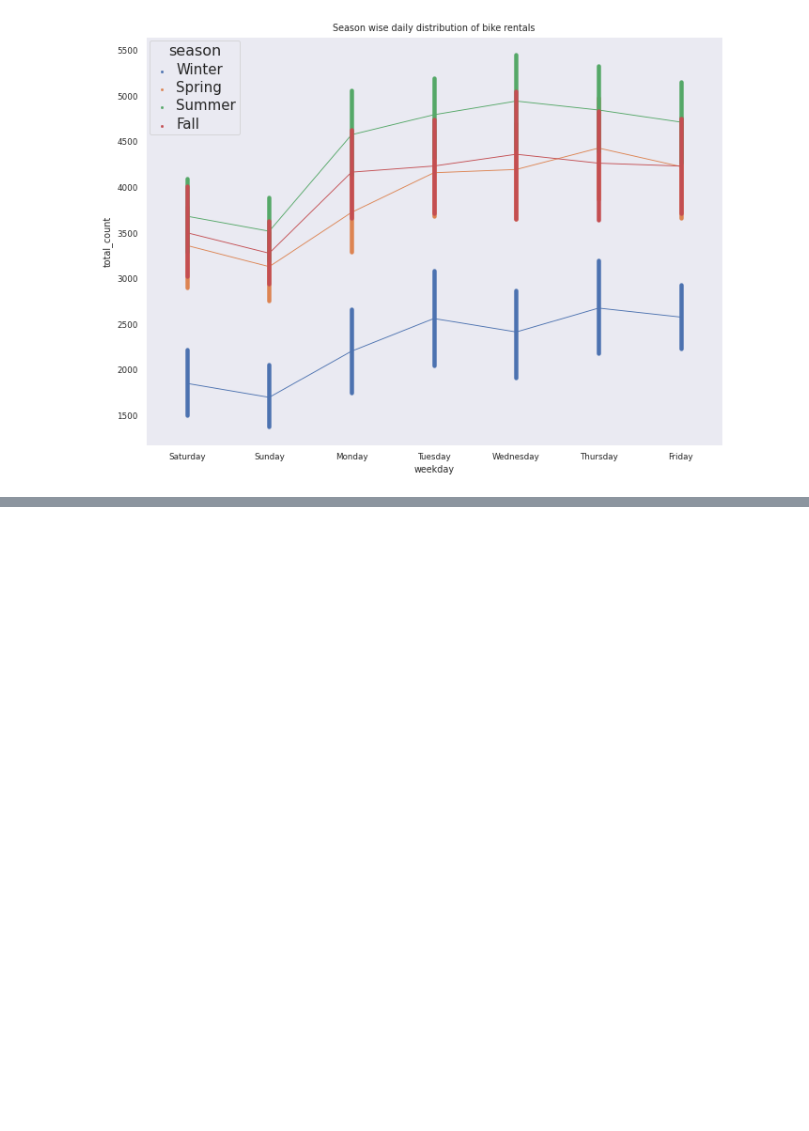
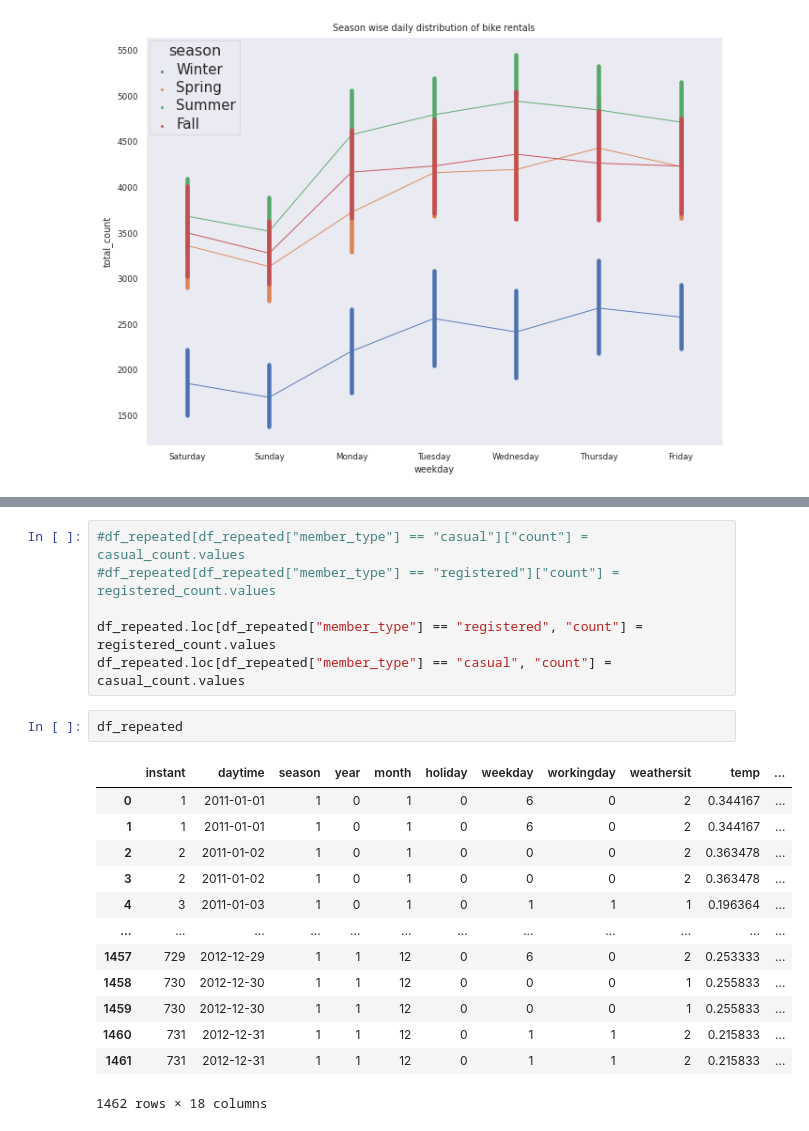
Before and after one commit to Anitagg1/Phyton-Workshop, a Jupyter notebook: Bikes.ipynb, the cells around one changed output, grey strips where cells are left out. Drawn from its saved outputs; the diff is of its cells as text; blank space fills up the shorter version.

```diff
--- a/Bikes.ipynb
+++ b/Bikes.ipynb
@@ -517,0 +589,22 @@ ax.set(title = 'Season wise daily distribution of bike rentals',ylabel= 'total_c
+# %%
+#df_repeated[df_repeated["member_type"] == "casual"]["count"] = casual_count.values
+#df_repeated[df_repeated["member_type"] == "registered"]["count"] = registered_count.values
+
+df_repeated.loc[df_repeated["member_type"] == "registered", "count"] = registered_count.values
+df_repeated.loc[df_repeated["member_type"] == "casual", "count"] = casual_count.values
+# %%
+df_repeated
+# %% [output]
+|  | instant | daytime | season | year | month | holiday | weekday | workingday | weathersit | temp | ... |
+| 0 | 1 | 2011-01-01 | 1 | 0 | 1 | 0 | 6 | 0 | 2 | 0.344167 | ... |
+| 1 | 1 | 2011-01-01 | 1 | 0 | 1 | 0 | 6 | 0 | 2 | 0.344167 | ... |
+| 2 | 2 | 2011-01-02 | 1 | 0 | 1 | 0 | 0 | 0 | 2 | 0.363478 | ... |
+| 3 | 2 | 2011-01-02 | 1 | 0 | 1 | 0 | 0 | 0 | 2 | 0.363478 | ... |
+| 4 | 3 | 2011-01-03 | 1 | 0 | 1 | 0 | 1 | 1 | 1 | 0.196364 | ... |
+| ... | ... | ... | ... | ... | ... | ... | ... | ... | ... | ... | ... |
+| 1457 | 729 | 2012-12-29 | 1 | 1 | 12 | 0 | 6 | 0 | 2 | 0.253333 | ... |
+| 1458 | 730 | 2012-12-30 | 1 | 1 | 12 | 0 | 0 | 0 | 1 | 0.255833 | ... |
+| 1459 | 730 | 2012-12-30 | 1 | 1 | 12 | 0 | 0 | 0 | 1 | 0.255833 | ... |
+| 1460 | 731 | 2012-12-31 | 1 | 1 | 12 | 0 | 1 | 1 | 2 | 0.215833 | ... |
+| 1461 | 731 | 2012-12-31 | 1 | 1 | 12 | 0 | 1 | 1 | 2 | 0.215833 | ... |
+1462 rows × 18 columns
```
Also changed, not shown: parts of 15 cells of this notebook.
